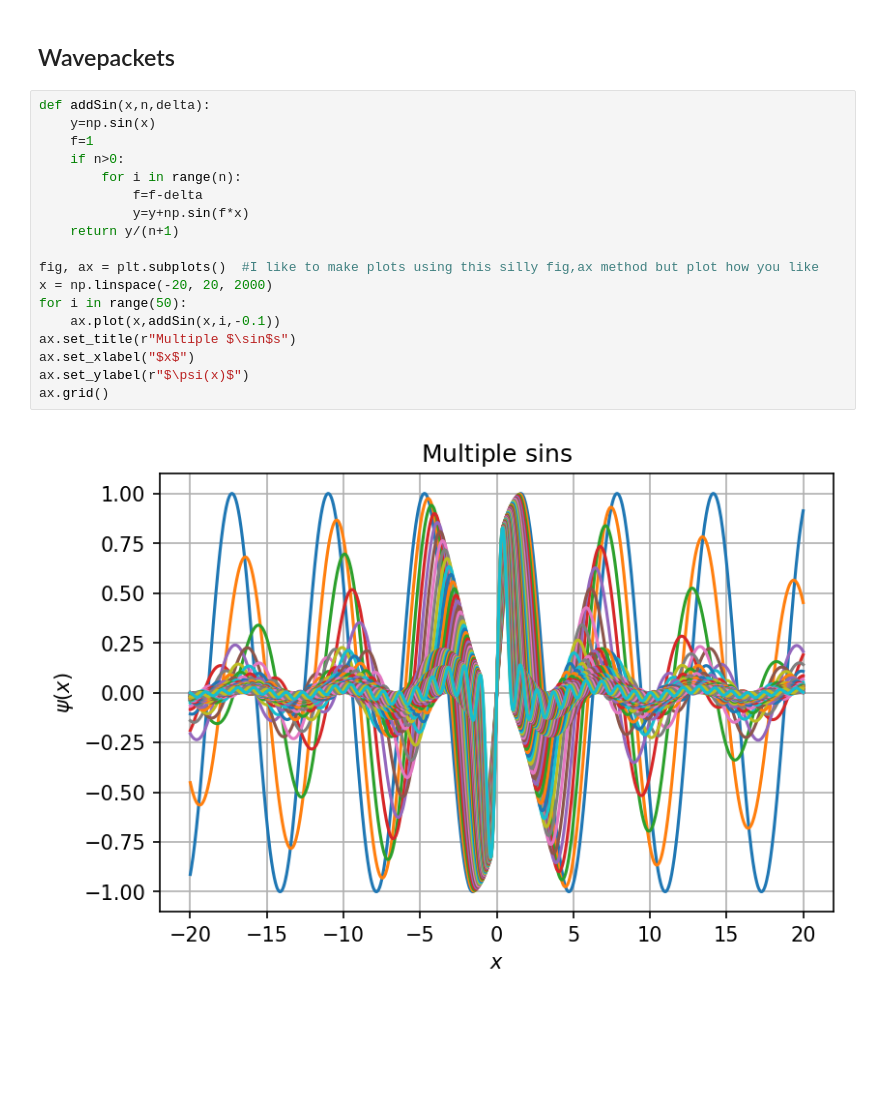
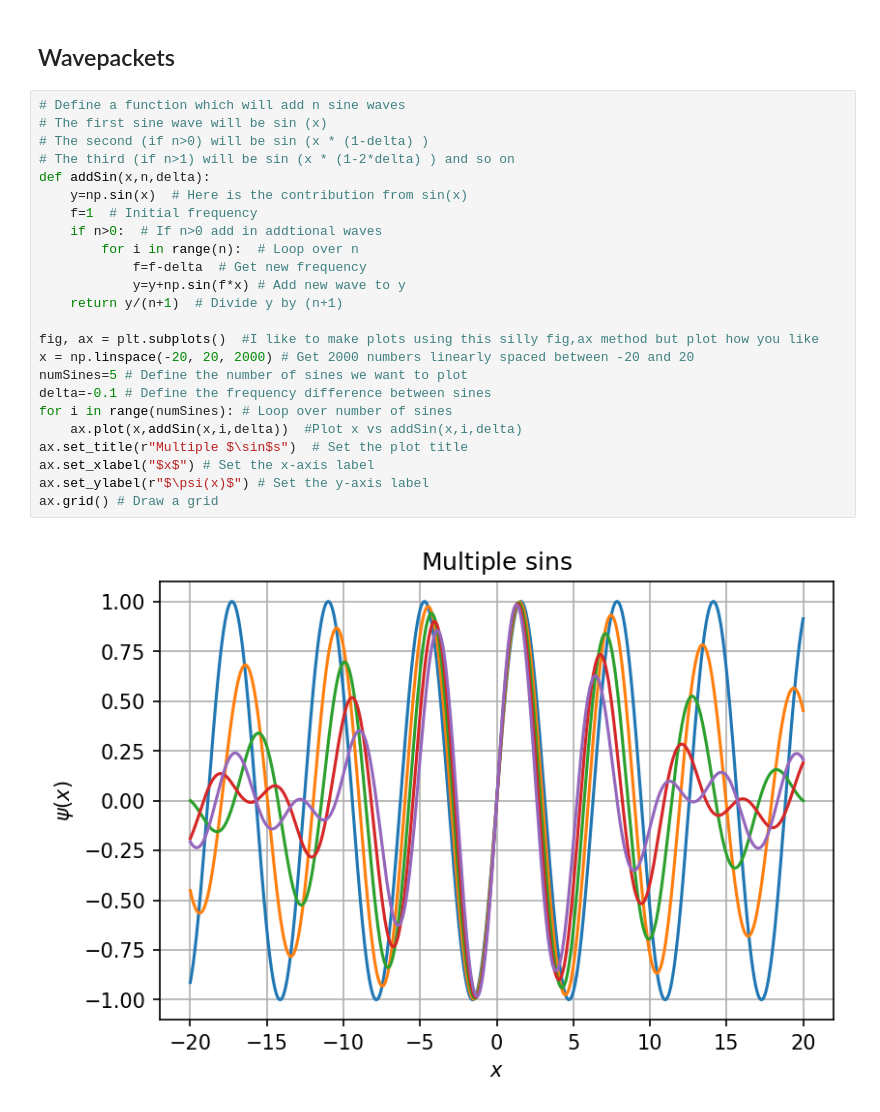
Before and after one commit to nichol77/pyQuantum, a Jupyter notebook: introToWavefunctions.ipynb, the cells around one changed output. Cells and saved outputs as stored; diff of their text form; blank space fills up the shorter version.

```diff
--- a/introToWavefunctions.ipynb
+++ b/introToWavefunctions.ipynb
@@ -127,22 +127,28 @@ ax.set_xlim(-20,20)
 # %% [markdown]
 ## Wavepackets
 # %%
+# Define a function which will add n sine waves
+# The first sine wave will be sin (x)
+# The second (if n>0) will be sin (x * (1-delta) )
+# The third (if n>1) will be sin (x * (1-2*delta) ) and so on
 def addSin(x,n,delta):
-    y=np.sin(x)
-    f=1
-    if n>0:
-        for i in range(n):
-            f=f-delta
-            y=y+np.sin(f*x)
-    return y/(n+1)
+    y=np.sin(x)  # Here is the contribution from sin(x)
+    f=1  # Initial frequency
+    if n>0:  # If n>0 add in addtional waves
+        for i in range(n):  # Loop over n
+            f=f-delta  # Get new frequency
+            y=y+np.sin(f*x) # Add new wave to y
+    return y/(n+1)  # Divide y by (n+1)
 
 fig, ax = plt.subplots()  #I like to make plots using this silly fig,ax method but plot how you like
-x = np.linspace(-20, 20, 2000)
-for i in range(50):
-    ax.plot(x,addSin(x,i,-0.1))
-ax.set_title(r"Multiple $\sin$s")
-ax.set_xlabel("$x$")
-ax.set_ylabel(r"$\psi(x)$")
-ax.grid()
+x = np.linspace(-20, 20, 2000) # Get 2000 numbers linearly spaced between -20 and 20
+numSines=5 # Define the number of sines we want to plot
+delta=-0.1 # Define the frequency difference between sines
+for i in range(numSines): # Loop over number of sines
+    ax.plot(x,addSin(x,i,delta))  #Plot x vs addSin(x,i,delta)
+ax.set_title(r"Multiple $\sin$s")  # Set the plot title
+ax.set_xlabel("$x$") # Set the x-axis label
+ax.set_ylabel(r"$\psi(x)$") # Set the y-axis label
+ax.grid() # Draw a grid
 # %% [output]
-[figure, old version]
+[figure, new version]
```
Also changed, not shown: parts of 4 cells of this notebook, 5 other files.
